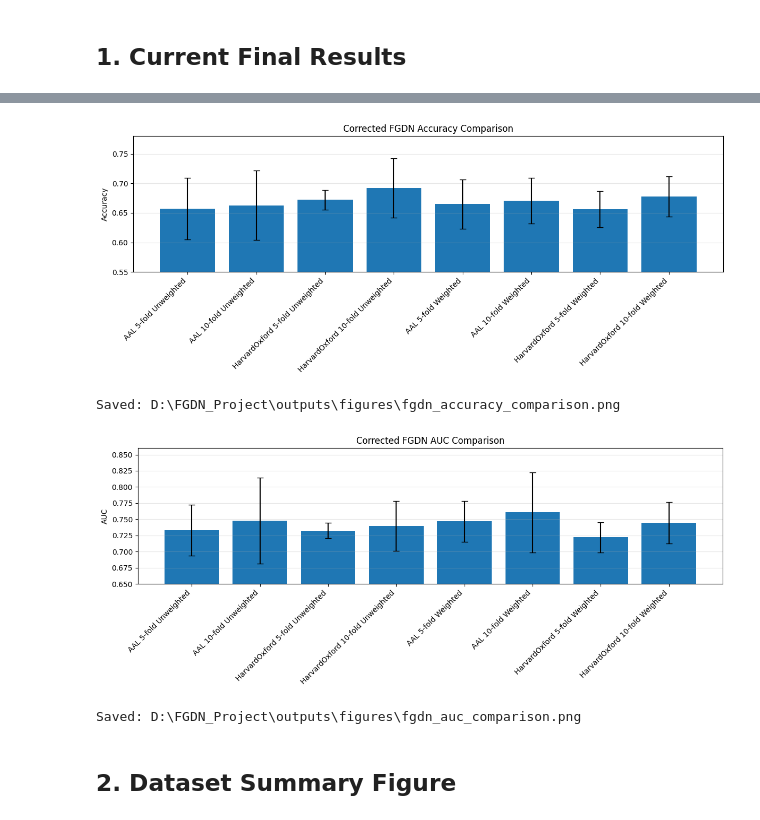
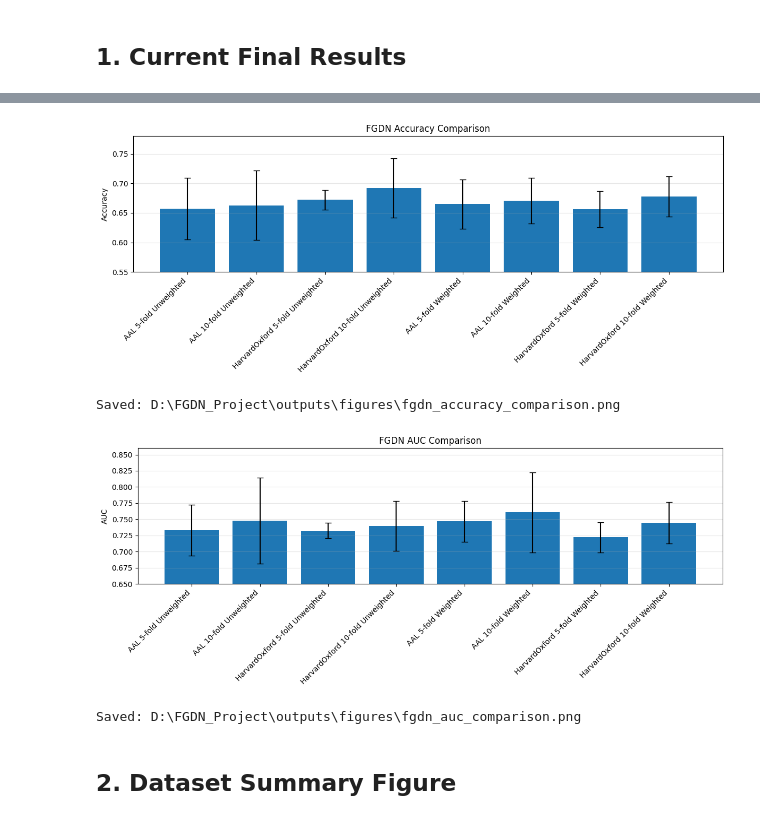
Before and after one commit to RohanSinha000821/FGDN-Project, a Jupyter notebook: notebooks/FGDN_visualization_notebook.ipynb, the cells around one changed output, grey strips where cells are left out. Saved outputs shown, nothing was run; the diff lists cells and outputs as text; code cells hidden in the pictures.

```diff
--- a/notebooks/FGDN_visualization_notebook.ipynb
+++ b/notebooks/FGDN_visualization_notebook.ipynb
@@ -69,21 +69,21 @@ results
 # %%
 # Accuracy comparison
 fig, ax = plt.subplots(figsize=(12, 5))
 x = np.arange(len(results))
 ax.bar(x, results["accuracy_mean"], yerr=results["accuracy_std"], capsize=4)
 ax.set_xticks(x)
 ax.set_xticklabels(results["setting"], rotation=45, ha="right")
 ax.set_ylabel("Accuracy")
-ax.set_title("Corrected FGDN Accuracy Comparison")
+ax.set_title("FGDN Accuracy Comparison")
 ax.set_ylim(0.55, 0.78)
 ax.grid(axis="y", alpha=0.3)
 plt.tight_layout()
 out = FIG_DIR / "fgdn_accuracy_comparison.png"
 plt.savefig(out, dpi=300, bbox_inches="tight")
 plt.show()
 print("Saved:", out)
 # %% [output]
-[figure, old version]
+[figure, new version]
 Saved: D:\FGDN_Project\outputs\figures\fgdn_accuracy_comparison.png
 # %%
 # AUC comparison
@@ -93,7 +93,7 @@ ax.bar(x, results["auc_mean"], yerr=results["auc_std"], capsize=4)
 ax.set_xticks(x)
 ax.set_xticklabels(results["setting"], rotation=45, ha="right")
 ax.set_ylabel("AUC")
-ax.set_title("Corrected FGDN AUC Comparison")
+ax.set_title("FGDN AUC Comparison")
 ax.set_ylim(0.65, 0.86)
 ax.grid(axis="y", alpha=0.3)
 plt.tight_layout()
@@ -102,7 +102,7 @@ plt.savefig(out, dpi=300, bbox_inches="tight")
 plt.show()
 print("Saved:", out)
 # %% [output]
-[figure, old version]
+[figure, new version]
 Saved: D:\FGDN_Project\outputs\figures\fgdn_auc_comparison.png
 # %% [markdown]
 ## 2. Dataset Summary Figure
```
Also changed, not shown: parts of 1 cell of this notebook, 3 other files.
